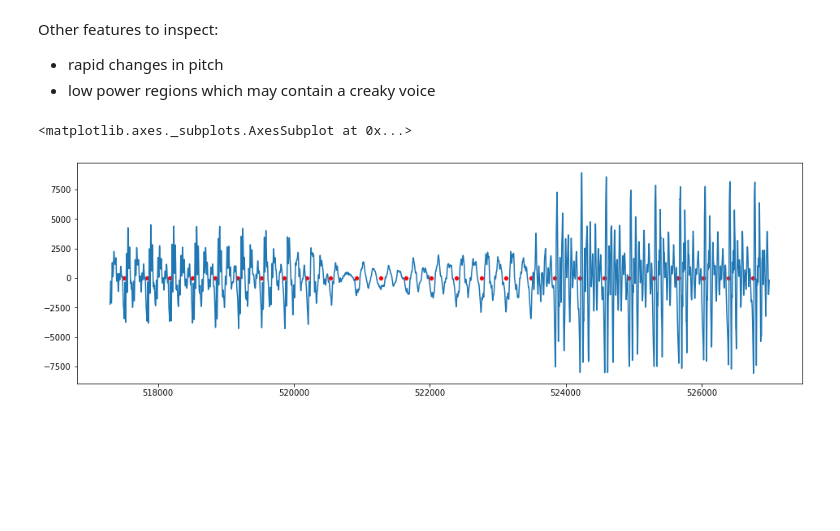
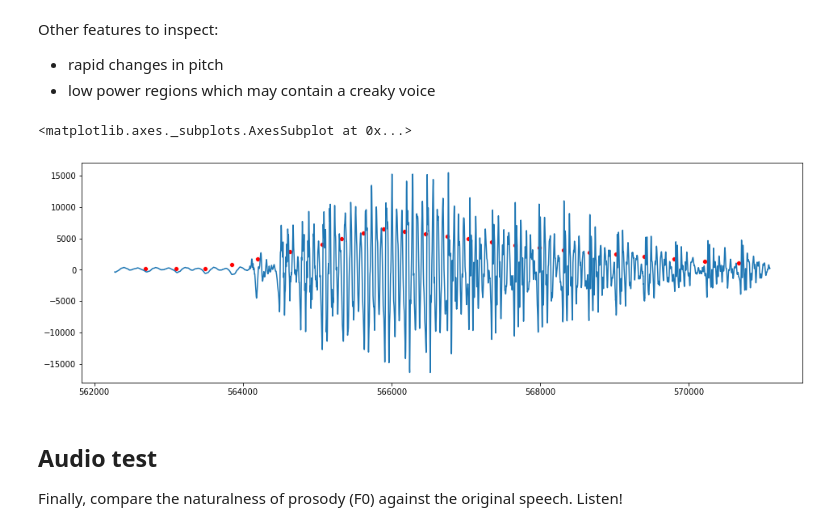
Before and after one commit to jteutenberg/speech, a Jupyter notebook: analysis/analysis.ipynb, the cells around one changed output. Drawn from its saved outputs; the diff is of its cells as text; code cells hidden in the pictures; blank space fills up the shorter version.

```diff
--- a/analysis/analysis.ipynb
+++ b/analysis/analysis.ipynb
@@ -134,11 +131,15 @@ Other features to inspect:
  - low power regions which may contain a creaky voice
 # %%
 plt.figure(figsize=(16, 5))
-start_index = int(11.73*44100)
-end_index = int(11.95*44100)
+start_index = int(12.75*44100)
+end_index = int(12.95*44100)
 sns.lineplot(x=range(start_index,end_index),y=data[start_index:end_index])
 instants = [i for i in gis if i[0] >= start_index and i[0] < end_index]
-sns.scatterplot(x=[i[0] for i in instants],y=[0 for i in instants],color='red')
+sns.scatterplot(x=[i[0] for i in instants],y=[i[1] for i in instants],color='red')
 # %% [output]
 <matplotlib.axes._subplots.AxesSubplot at 0x...>
-[figure, old version]
+[figure, new version]
+# %% [markdown]
+## Audio test
+
+Finally, compare the naturalness of prosody (F0) against the original speech. Listen!
```
Also changed, not shown: parts of 9 cells of this notebook, 3 other files.
